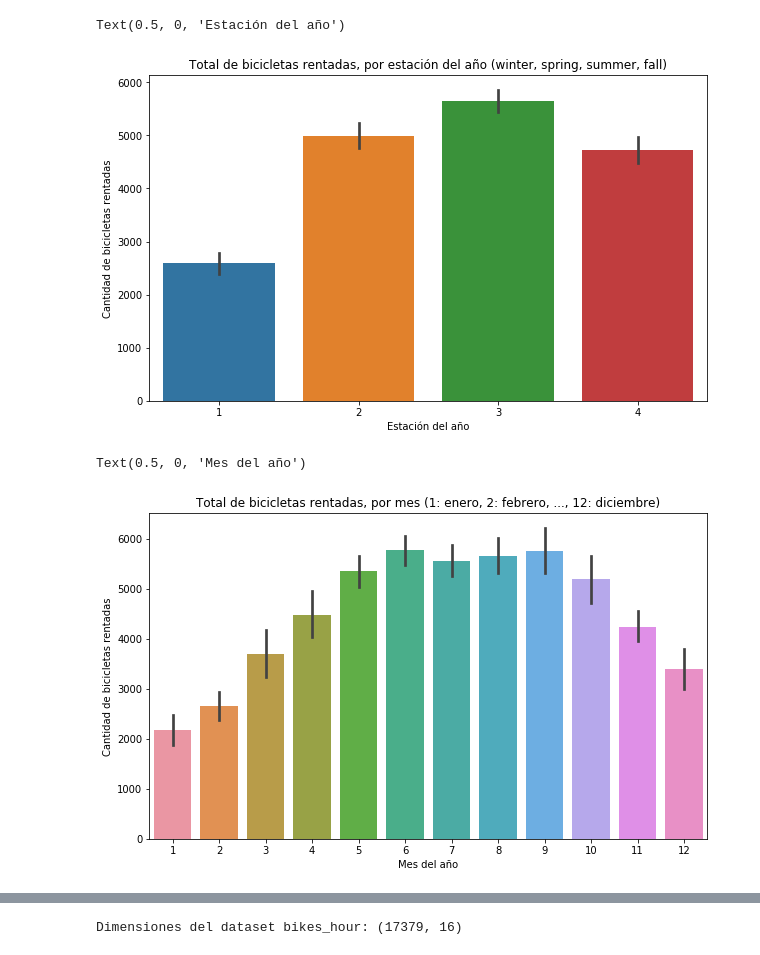
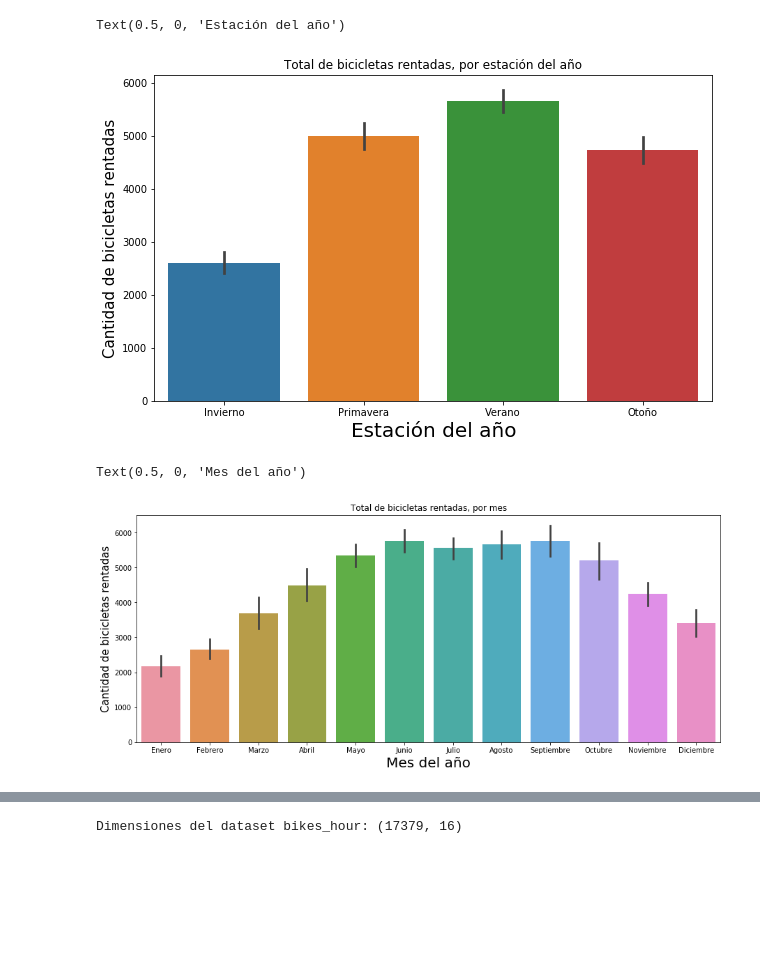
Before and after one commit to Miguelrom/LibretasML, a Jupyter notebook: Proyecto_1/Bike share dataset.ipynb, the cells around one changed output, grey strips where cells are left out. Saved outputs shown, nothing was run; the diff lists cells and outputs as text; code cells hidden in the pictures; blank space fills up the shorter version.

```diff
--- a/Proyecto_1/Bike share dataset.ipynb
+++ b/Proyecto_1/Bike share dataset.ipynb
@@ -40,0 +69,14 @@ Dimensiones del dataset bikes_day: (731, 15)
+# %%
+bikes_day_copy = bikes_day.copy()
+bikes_day_copy['weathersit'] = bikes_day['weathersit'].replace([1,2,3,4],
+["Despejado", "Neblina", "Poca lluvia/nieve", "Fuerte lluvia/nieve"])
+bikes_day_copy['workingday'] = bikes_day['workingday'].replace([0,1], ["Inhábil", "Hábil"])
+bikes_day_copy['weekday'] = bikes_day['weekday'].replace([0,1,2,3,4,5,6],
+["Domingo", "Lunes", "Martes", "Miércoles", "Jueves", "Viernes", "Sábado"])
+bikes_day_copy['holiday'] = bikes_day['holiday'].replace([0,1], ["No Festivo", "Festivo"])
+bikes_day_copy['mnth'] = bikes_day['mnth'].replace([i for i in range(1,13)],
+["Enero", "Febrero", "Marzo", "Abril", "Mayo", "Junio", "Julio",
+ "Agosto", "Septiembre", "Octubre", "Noviembre", "Diciembre"])
+bikes_day_copy['yr'] = bikes_day['yr'].replace([0,1], [2011, 2012])
+bikes_day_copy['season'] = bikes_day['season'].replace([1,2,3,4],
+["Invierno", "Primavera", "Verano", "Otoño"])
@@ -50,21 +95,21 @@ Text(0.5, 0, 'Condición climática')
 # %%
 plt.figure(figsize=(10,6))
-plt.title('Total de bicicletas rentadas, por estación del año (winter, spring, summer, fall)')
-sns.barplot(x=bikes_day['season'], y=bikes_day['cnt'])
-plt.ylabel('Cantidad de bicicletas rentadas')
-plt.xlabel('Estación del año')
+plt.title('Total de bicicletas rentadas, por estación del año')
+sns.barplot(x=bikes_day_copy['season'], y=bikes_day_copy['cnt'])
+plt.ylabel('Cantidad de bicicletas rentadas', fontsize=15)
+plt.xlabel('Estación del año', fontsize=20)
 # %% [output]
 Text(0.5, 0, 'Estación del año')
-[figure, old version]
+[figure, new version]
 # %%
-plt.figure(figsize=(10,6))
-plt.title('Total de bicicletas rentadas, por mes (1: enero, 2: febrero, ..., 12: diciembre)')
-sns.barplot(x=bikes_day['mnth'], y=bikes_day['cnt'])
-plt.ylabel('Cantidad de bicicletas rentadas')
-plt.xlabel('Mes del año')
+plt.figure(figsize=(15,6))
+plt.title('Total de bicicletas rentadas, por mes')
+sns.barplot(x=bikes_day_copy['mnth'], y=bikes_day_copy['cnt'])
+plt.ylabel('Cantidad de bicicletas rentadas', fontsize=15)
+plt.xlabel('Mes del año', fontsize=20)
 # %% [output]
 Text(0.5, 0, 'Mes del año')
-[figure, old version]
+[figure, new version]
 # %%
 plt.figure(figsize=(10,6))
 plt.title('Total de bicicletas rentadas, por día')
```
Also changed, not shown: parts of 24 cells of this notebook, 1 other file.
